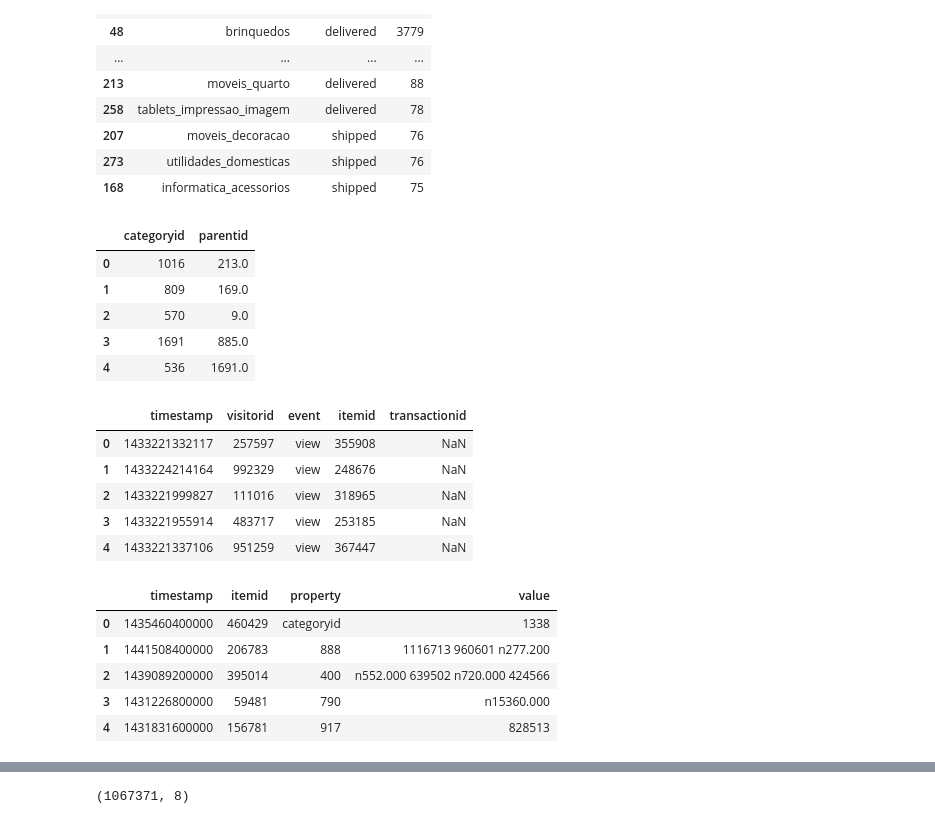
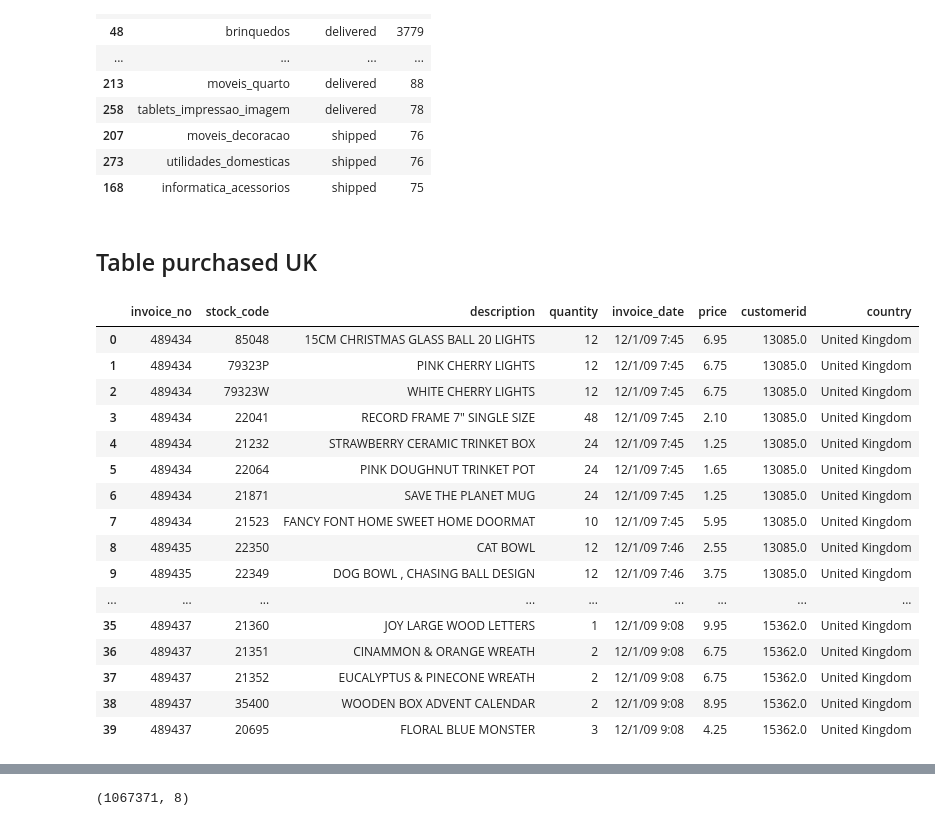
Before and after one commit to AndersonDGueC/project_DS4, a Jupyter notebook: analisis_exploratorio.ipynb, the cells around one changed output, grey strips where cells are left out. Cells and saved outputs as stored; diff of their text form; code cells hidden in the pictures.

```diff
--- a/analisis_exploratorio.ipynb
+++ b/analisis_exploratorio.ipynb
@@ -351,39 +332,28 @@ s.head(60)
 | 207 | moveis_decoracao | shipped | 76 |
 | 273 | utilidades_domesticas | shipped | 76 |
 | 168 | informatica_acessorios | shipped | 75 |
+# %% [markdown]
+## Table purchased UK #
 # %%
-#DataSet Onine Consumer behavior
-# 12- category_tree.csv
-df_online_tree = pd.read_csv("./e-commerce/datasets/online_consumer_behavior/category_tree.csv")
-df_online_tree.head()
+#DataSet Retailer Pricing
+# 15- UK_retail_transactions.csv
+df_uk_retailer = pd.read_csv("./e-commerce/datasets/UK_reail/UK_retail_transactions.csv")
+df_uk_retailer.head(40)
 # %% [output]
-|  | categoryid | parentid |
-| 0 | 1016 | 213.0 |
-| 1 | 809 | 169.0 |
-| 2 | 570 | 9.0 |
-| 3 | 1691 | 885.0 |
-| 4 | 536 | 1691.0 |
+|  | invoice_no | stock_code | description | quantity | invoice_date | price | customerid | country |
+| 0 | 489434 | 85048 | 15CM CHRISTMAS GLASS BALL 20 LIGHTS | 12 | 12/1/09 7:45 | 6.95 | 13085.0 | United Kingdom |
+| 1 | 489434 | 79323P | PINK CHERRY LIGHTS | 12 | 12/1/09 7:45 | 6.75 | 13085.0 | United Kingdom |
+| 2 | 489434 | 79323W | WHITE CHERRY LIGHTS | 12 | 12/1/09 7:45 | 6.75 | 13085.0 | United Kingdom |
+| 3 | 489434 | 22041 | RECORD FRAME 7" SINGLE SIZE | 48 | 12/1/09 7:45 | 2.10 | 13085.0 | United Kingdom |
+| 4 | 489434 | 21232 | STRAWBERRY CERAMIC TRINKET BOX | 24 | 12/1/09 7:45 | 1.25 | 13085.0 | United Kingdom |
+| 5 | 489434 | 22064 | PINK DOUGHNUT TRINKET POT | 24 | 12/1/09 7:45 | 1.65 | 13085.0 | United Kingdom |
+| 6 | 489434 | 21871 | SAVE THE PLANET MUG | 24 | 12/1/09 7:45 | 1.25 | 13085.0 | United Kingdom |
+| 7 | 489434 | 21523 | FANCY FONT HOME SWEET HOME DOORMAT | 10 | 12/1/09 7:45 | 5.95 | 13085.0 | United Kingdom |
+| 8 | 489435 | 22350 | CAT BOWL | 12 | 12/1/09 7:46 | 2.55 | 13085.0 | United Kingdom |
+| 9 | 489435 | 22349 | DOG BOWL , CHASING BALL DESIGN | 12 | 12/1/09 7:46 | 3.75 | 13085.0 | United Kingdom |
+| ... | ... | ... | ... | ... | ... | ... | ... | ... |
+| 35 | 489437 | 21360 | JOY LARGE WOOD LETTERS | 1 | 12/1/09 9:08 | 9.95 | 15362.0 | United Kingdom |
+| 36 | 489437 | 21351 | CINAMMON & ORANGE WREATH | 2 | 12/1/09 9:08 | 6.75 | 15362.0 | United Kingdom |
+| 37 | 489437 | 21352 | EUCALYPTUS & PINECONE WREATH | 2 | 12/1/09 9:08 | 6.75 | 15362.0 | United Kingdom |
+| 38 | 489437 | 35400 | WOODEN BOX ADVENT CALENDAR | 2 | 12/1/09 9:08 | 8.95 | 15362.0 | United Kingdom |
+| 39 | 489437 | 20695 | FLORAL BLUE MONSTER | 3 | 12/1/09 9:08 | 4.25 | 15362.0 | United Kingdom |
-# %%
-#DataSet Onine Consumer behavior
-# 13- events.csv
-df_online_events = pd.read_csv("./e-commerce/datasets/online_consumer_behavior/events.csv")
-df_online_events.head()
-# %% [output]
-|  | timestamp | visitorid | event | itemid | transactionid |
-| 0 | 1433221332117 | 257597 | view | 355908 | NaN |
-| 1 | 1433224214164 | 992329 | view | 248676 | NaN |
-| 2 | 1433221999827 | 111016 | view | 318965 | NaN |
-| 3 | 1433221955914 | 483717 | view | 253185 | NaN |
-| 4 | 1433221337106 | 951259 | view | 367447 | NaN |
-# %%
-#DataSet Onine Consumer behavior
-# 13- events.csv
-df_online_items = pd.read_csv("./e-commerce/datasets/online_consumer_behavior/item_properties.csv")
-df_online_items.head()
-# %% [output]
-|  | timestamp | itemid | property | value |
-| 0 | 1435460400000 | 460429 | categoryid | 1338 |
-| 1 | 1441508400000 | 206783 | 888 | 1116713 960601 n277.200 |
-| 2 | 1439089200000 | 395014 | 400 | n552.000 639502 n720.000 424566 |
-| 3 | 1431226800000 | 59481 | 790 | n15360.000 |
-| 4 | 1431831600000 | 156781 | 917 | 828513 |
```
Also changed, not shown: parts of 9 cells of this notebook.
